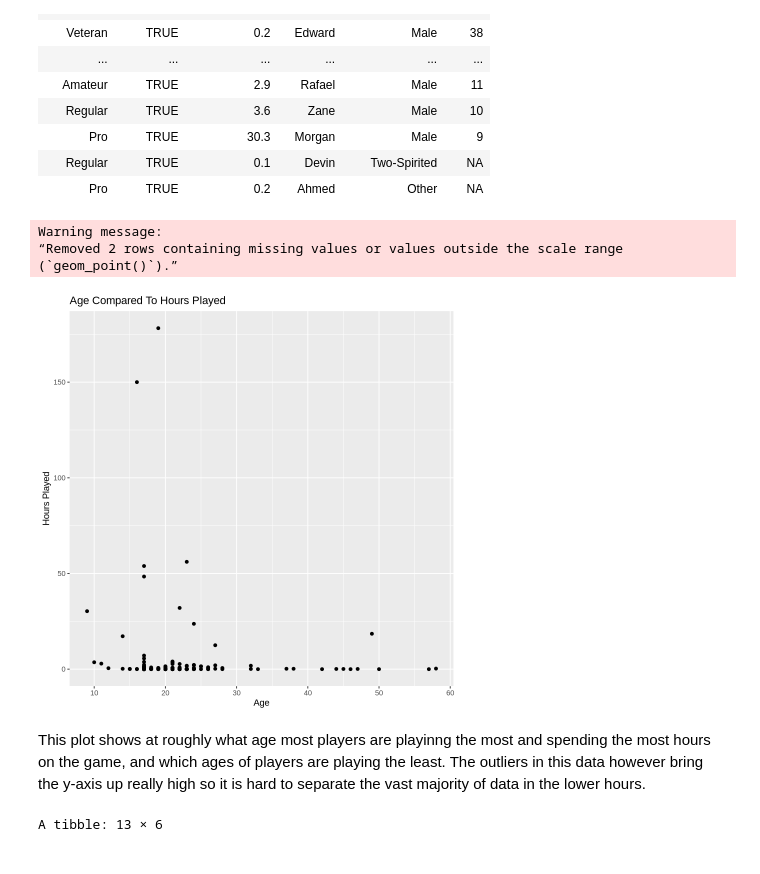
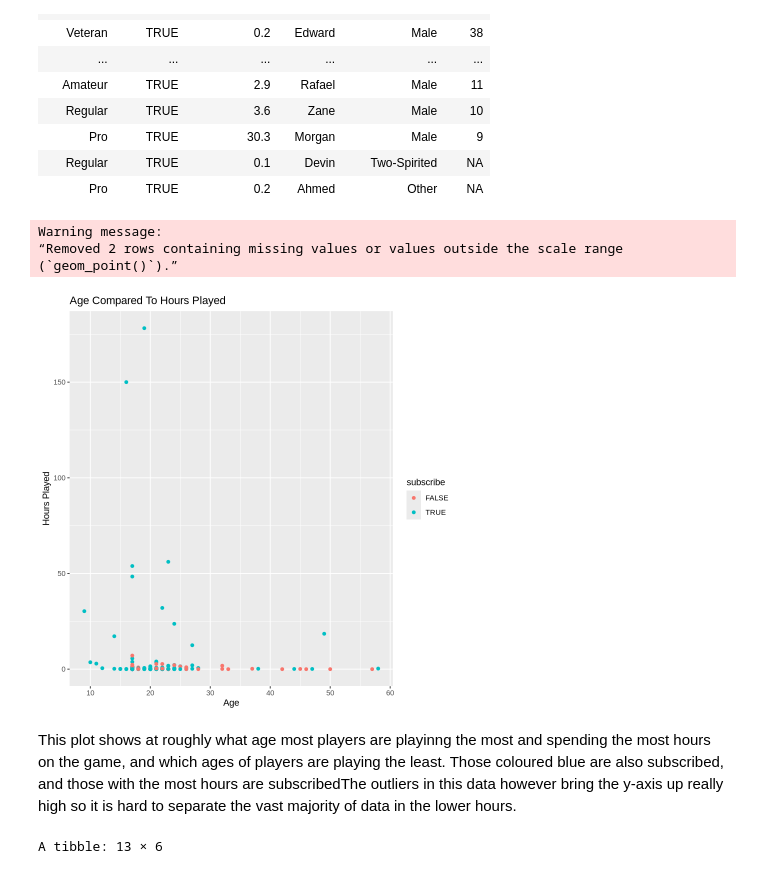
Before and after one commit to ainsleyj951-png/dsci-100-project-2-, a Jupyter notebook: Individual-planning.ipynb, the cells around one changed output. Saved outputs shown, nothing was run; the diff lists cells and outputs as text; code cells hidden in the pictures.

```diff
--- a/Individual-planning.ipynb
+++ b/Individual-planning.ipynb
@@ -82,18 +83,18 @@ A tibble: 196 × 6
 # %%
 plots <- players|>
     select(-name)|>
     filter(played_hours < 200)|>
-    ggplot(aes(x = Age, y = played_hours))+
+    ggplot(aes(x = Age, y = played_hours, colour = subscribe))+
     geom_point()+
     labs(x = "Age", y = "Hours Played", title = "Age Compared To Hours Played")
 plots
 # %% [output]
 Warning message:
 “Removed 2 rows containing missing values or values outside the scale range
 (`geom_point()`).”
-[figure, old version]
+[figure, new version]
 # %% [markdown]
-This plot shows at roughly what age most players are playinng the most and spending the most hours on the game, and which ages of players are playing the least. The outliers in this data however bring the y-axis up really high so it is hard to separate the vast majority of data in the lower hours.
+This plot shows at roughly what age most players are playinng the most and spending the most hours on the game, and which ages of players are playing the least. Those coloured blue are also subscribed, and those with the most hours are subscribedThe outliers in this data however bring the y-axis up really high so it is hard to separate the vast majority of data in the lower hours.
 # %%
 hrs_outlier <- players|>
     filter(played_hours > 10)
```
Also changed, not shown: parts of 4 cells of this notebook.
